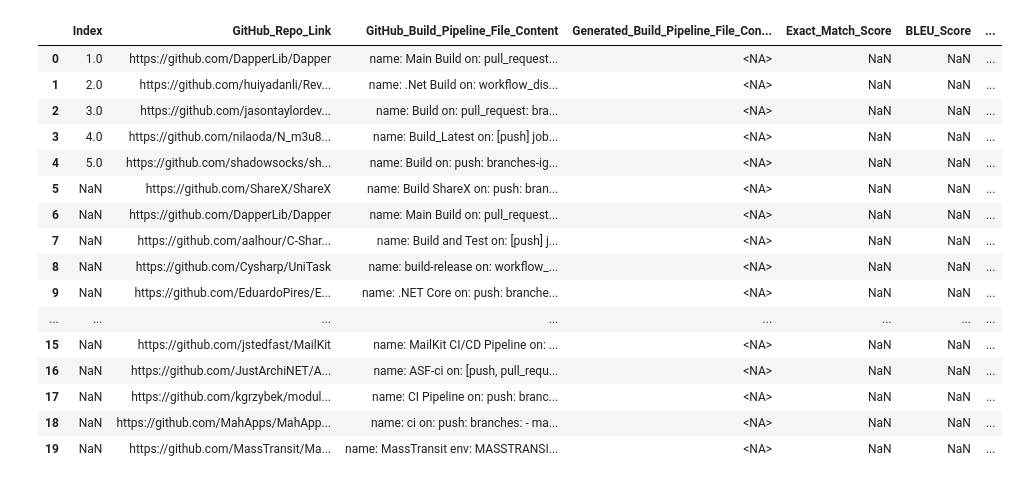
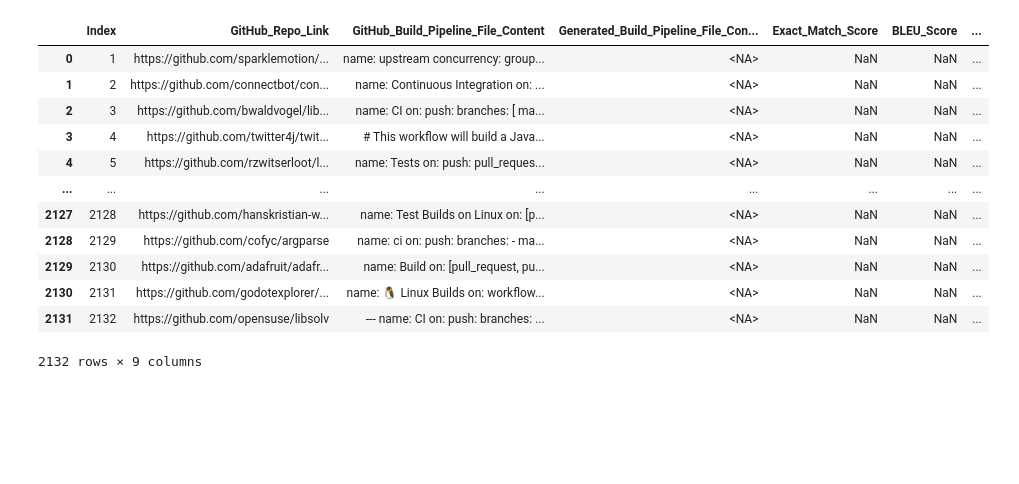
Before and after one commit to deep-mm/devops-llm-bot, a Jupyter notebook: experiments/devops-llm-experiment.ipynb, the cells around one changed output. Drawn from its saved outputs; the diff is of its cells as text; code cells hidden in the pictures; blank space fills up the shorter version.

```diff
--- a/experiments/devops-llm-experiment.ipynb
+++ b/experiments/devops-llm-experiment.ipynb
@@ -42,33 +43,29 @@ def run_experiment(csvFile):
     csvFile.to_csv('dataset/output.csv', index=False)
 # %%
 # reading the CSV file
-csvFile = pandas.read_csv('dataset/dataset_test.csv')
+csvFile = pandas.read_csv('dataset/filtered_repos.csv')
 
 # Pre-processing the CSV file
 csvFile = csvFile[csvFile['GitHub_Repo_Link'].notna()]
 
 # Explicitly specify dtypes to avoid pandas inferring dtypes
 csvFile = csvFile.astype({'GitHub_Repo_Link': 'string', 'GitHub_Build_Pipeline_File_Content': 'string', 'Generated_Build_Pipeline_File_Content': 'string', 'Syntax_Check': 'string', 'Exact_Match_Score': 'float', 'BLEU_Score': 'float', 'DevOps_Aware_Score': 'float'})
 
 csvFile
 # %% [output]
 |  | Index | GitHub_Repo_Link | GitHub_Build_Pipeline_File_Content | Generated_Build_Pipeline_File_Con... | Exact_Match_Score | BLEU_Score | ... |
-| 0 | 1.0 | https://github.com/DapperLib/Dapper | name: Main Build on: pull_request... | <NA> | NaN | NaN | ... |
-| 1 | 2.0 | https://github.com/huiyadanli/Rev... | name: .Net Build on: workflow_dis... | <NA> | NaN | NaN | ... |
-| 2 | 3.0 | https://github.com/jasontaylordev... | name: Build on: pull_request: bra... | <NA> | NaN | NaN | ... |
-| 3 | 4.0 | https://github.com/nilaoda/N_m3u8... | name: Build_Latest on: [push] job... | <NA> | NaN | NaN | ... |
-| 4 | 5.0 | https://github.com/shadowsocks/sh... | name: Build on: push: branches-ig... | <NA> | NaN | NaN | ... |
-| 5 | NaN | https://github.com/ShareX/ShareX | name: Build ShareX on: push: bran... | <NA> | NaN | NaN | ... |
-| 6 | NaN | https://github.com/DapperLib/Dapper | name: Main Build on: pull_request... | <NA> | NaN | NaN | ... |
-| 7 | NaN | https://github.com/aalhour/C-Shar... | name: Build and Test on: [push] j... | <NA> | NaN | NaN | ... |
-| 8 | NaN | https://github.com/Cysharp/UniTask | name: build-release on: workflow_... | <NA> | NaN | NaN | ... |
-| 9 | NaN | https://github.com/EduardoPires/E... | name: .NET Core on: push: branche... | <NA> | NaN | NaN | ... |
+| 0 | 1 | https://github.com/sparklemotion/... | name: upstream concurrency: group... | <NA> | NaN | NaN | ... |
+| 1 | 2 | https://github.com/connectbot/con... | name: Continuous Integration on: ... | <NA> | NaN | NaN | ... |
+| 2 | 3 | https://github.com/bwaldvogel/lib... | name: CI on: push: branches: [ ma... | <NA> | NaN | NaN | ... |
+| 3 | 4 | https://github.com/twitter4j/twit... | # This workflow will build a Java... | <NA> | NaN | NaN | ... |
+| 4 | 5 | https://github.com/rzwitserloot/l... | name: Tests on: push: pull_reques... | <NA> | NaN | NaN | ... |
 | ... | ... | ... | ... | ... | ... | ... | ... |
-| 15 | NaN | https://github.com/jstedfast/MailKit | name: MailKit CI/CD Pipeline on: ... | <NA> | NaN | NaN | ... |
-| 16 | NaN | https://github.com/JustArchiNET/A... | name: ASF-ci on: [push, pull_requ... | <NA> | NaN | NaN | ... |
-| 17 | NaN | https://github.com/kgrzybek/modul... | name: CI Pipeline on: push: branc... | <NA> | NaN | NaN | ... |
-| 18 | NaN | https://github.com/MahApps/MahApp... | name: ci on: push: branches: - ma... | <NA> | NaN | NaN | ... |
-| 19 | NaN | https://github.com/MassTransit/Ma... | name: MassTransit env: MASSTRANSI... | <NA> | NaN | NaN | ... |
+| 2127 | 2128 | https://github.com/hanskristian-w... | name: Test Builds on Linux on: [p... | <NA> | NaN | NaN | ... |
+| 2128 | 2129 | https://github.com/cofyc/argparse | name: ci on: push: branches: - ma... | <NA> | NaN | NaN | ... |
+| 2129 | 2130 | https://github.com/adafruit/adafr... | name: Build on: [pull_request, pu... | <NA> | NaN | NaN | ... |
+| 2130 | 2131 | https://github.com/godotexplorer/... | name: 🐧 Linux Builds on: workflow... | <NA> | NaN | NaN | ... |
+| 2131 | 2132 | https://github.com/opensuse/libsolv | --- name: CI on: push: branches: ... | <NA> | NaN | NaN | ... |
+2132 rows × 9 columns
 # %%
 run_experiment(csvFile)
 # %% [output]
```
Also changed, not shown: parts of 3 cells of this notebook, 6 other files.
